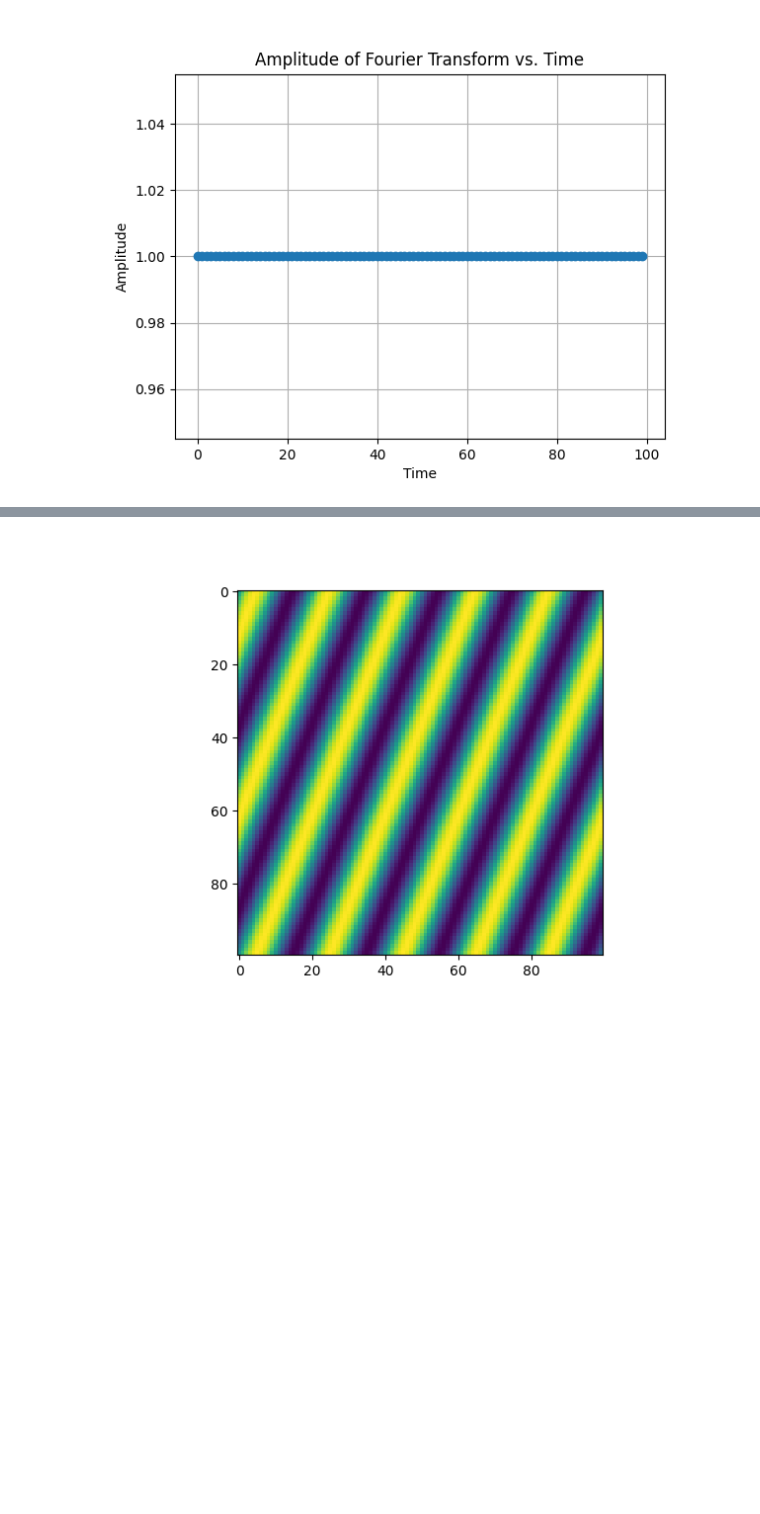
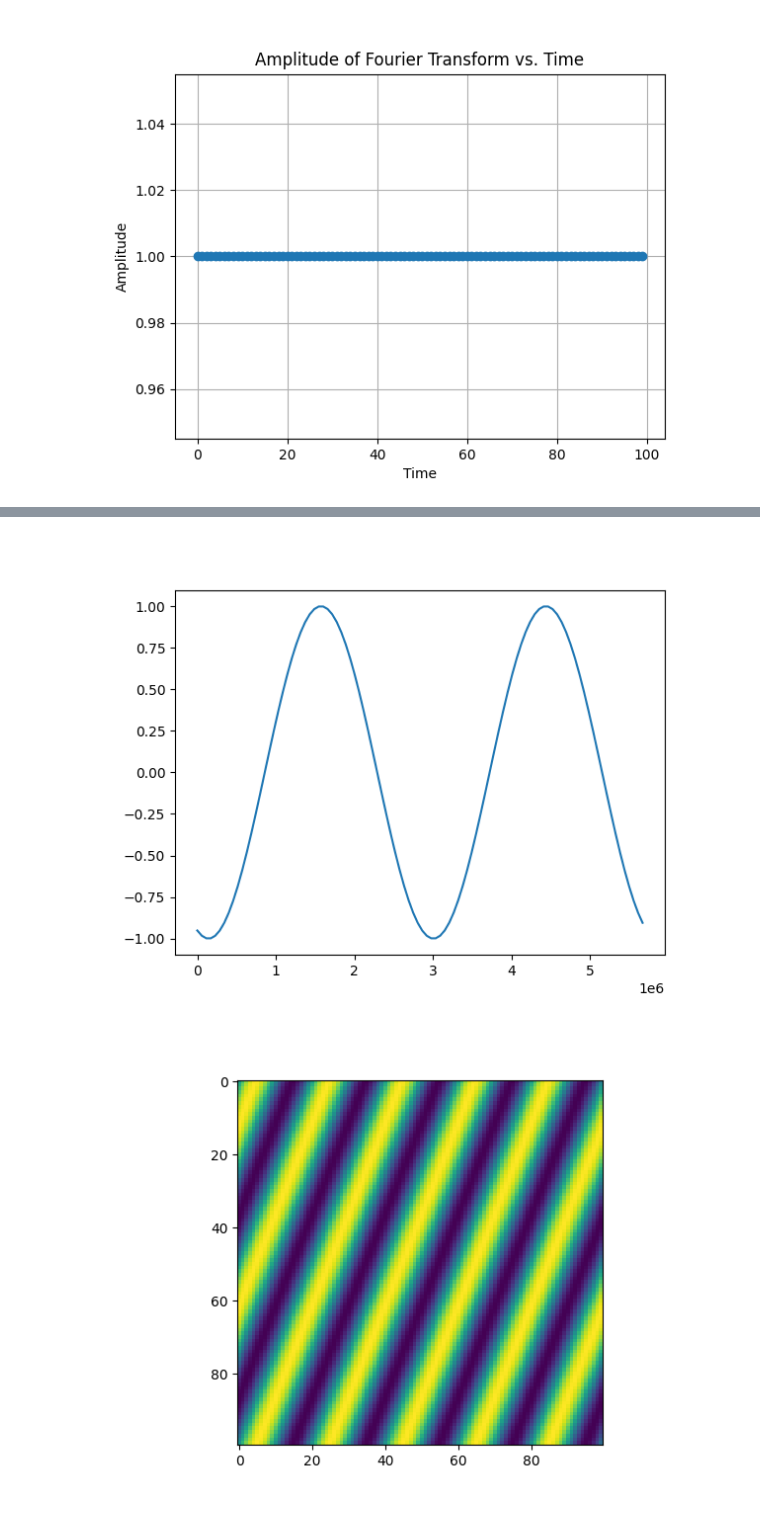
Before and after one commit to LennardMiller/Stage_M2, a Jupyter notebook: Rossby_diag.ipynb, the cells around one changed output, grey strips where cells are left out. Saved outputs shown, nothing was run; the diff lists cells and outputs as text; code cells hidden in the pictures; blank space fills up the shorter version.

```diff
--- a/Rossby_diag.ipynb
+++ b/Rossby_diag.ipynb
@@ -314,3 +560,9 @@ Beta error 0.2629817227496188 %
+# %%
+plt.figure()
+plt.plot(t[time_sel_tab],psi_lennard[time_sel_tab,10,10])
+plt.show()
+# %% [output]
+[figure, added]
 # %%
 time_sel=1
 
```
Also changed, not shown: parts of 49 cells of this notebook, 16 other files.
